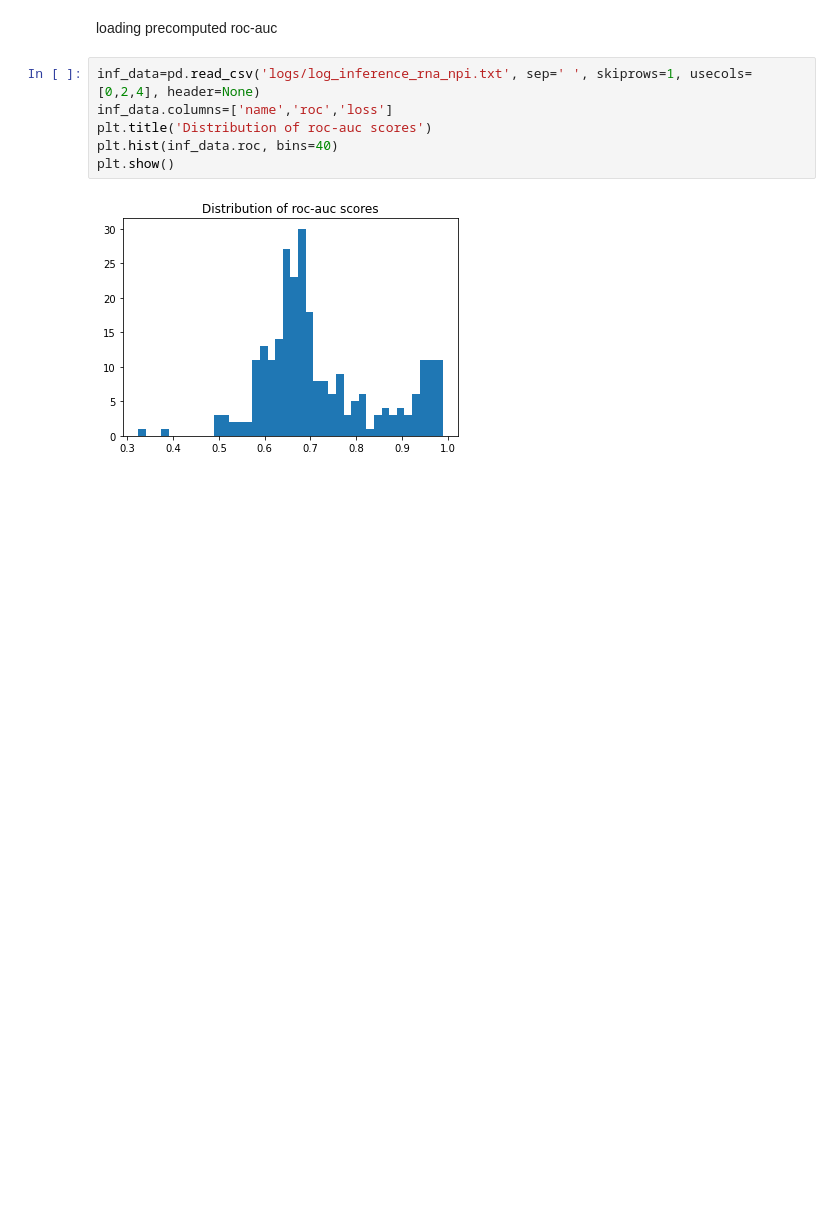
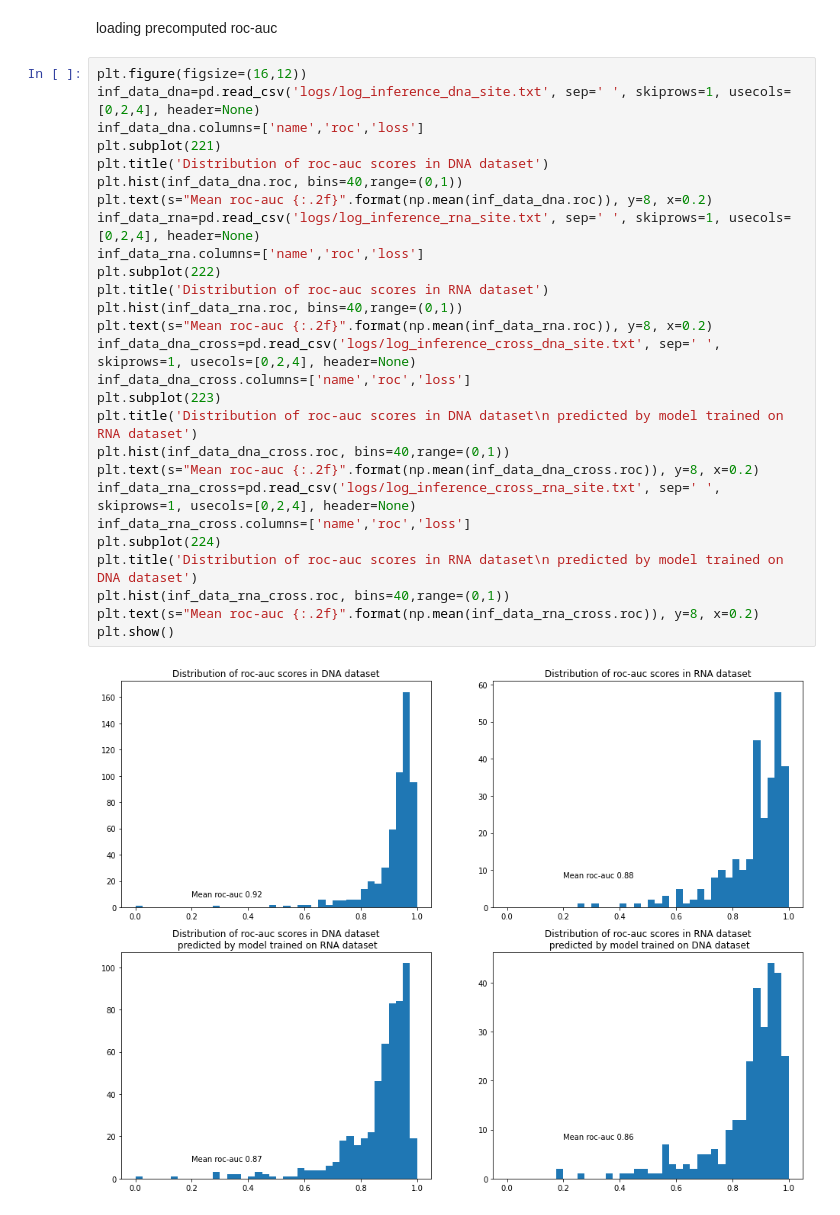
Before and after one commit to geraseva/masif_npi, a Jupyter notebook: Inference_analysis.ipynb, the cells around one changed output. Saved outputs shown, nothing was run; the diff lists cells and outputs as text; blank space fills up the shorter version.

```diff
--- a/Inference_analysis.ipynb
+++ b/Inference_analysis.ipynb
@@ -5,10 +9,31 @@ import pandas as pd
 # %% [markdown]
 loading precomputed roc-auc
-# %%
-inf_data=pd.read_csv('logs/log_inference_rna_npi.txt', sep=' ', skiprows=1, usecols=[0,2,4], header=None)
-inf_data.columns=['name','roc','loss']
-plt.title('Distribution of roc-auc scores')
-plt.hist(inf_data.roc, bins=40)
-plt.show()
-# %% [output]
-[figure, removed]
+# %%
+plt.figure(figsize=(16,12))
+inf_data_dna=pd.read_csv('logs/log_inference_dna_site.txt', sep=' ', skiprows=1, usecols=[0,2,4], header=None)
+inf_data_dna.columns=['name','roc','loss']
+plt.subplot(221)
+plt.title('Distribution of roc-auc scores in DNA dataset')
+plt.hist(inf_data_dna.roc, bins=40,range=(0,1))
+plt.text(s="Mean roc-auc {:.2f}".format(np.mean(inf_data_dna.roc)), y=8, x=0.2)
+inf_data_rna=pd.read_csv('logs/log_inference_rna_site.txt', sep=' ', skiprows=1, usecols=[0,2,4], header=None)
+inf_data_rna.columns=['name','roc','loss']
+plt.subplot(222)
+plt.title('Distribution of roc-auc scores in RNA dataset')
+plt.hist(inf_data_rna.roc, bins=40,range=(0,1))
+plt.text(s="Mean roc-auc {:.2f}".format(np.mean(inf_data_rna.roc)), y=8, x=0.2)
+inf_data_dna_cross=pd.read_csv('logs/log_inference_cross_dna_site.txt', sep=' ', skiprows=1, usecols=[0,2,4], header=None)
+inf_data_dna_cross.columns=['name','roc','loss']
+plt.subplot(223)
+plt.title('Distribution of roc-auc scores in DNA dataset\n predicted by model trained on RNA dataset')
+plt.hist(inf_data_dna_cross.roc, bins=40,range=(0,1))
+plt.text(s="Mean roc-auc {:.2f}".format(np.mean(inf_data_dna_cross.roc)), y=8, x=0.2)
+inf_data_rna_cross=pd.read_csv('logs/log_inference_cross_rna_site.txt', sep=' ', skiprows=1, usecols=[0,2,4], header=None)
+inf_data_rna_cross.columns=['name','roc','loss']
+plt.subplot(224)
+plt.title('Distribution of roc-auc scores in RNA dataset\n predicted by model trained on DNA dataset')
+plt.hist(inf_data_rna_cross.roc, bins=40,range=(0,1))
+plt.text(s="Mean roc-auc {:.2f}".format(np.mean(inf_data_rna_cross.roc)), y=8, x=0.2)
+plt.show()
+# %% [output]
+[figure, added]
```
Also changed, not shown: parts of 27 cells of this notebook, 6 other files.
